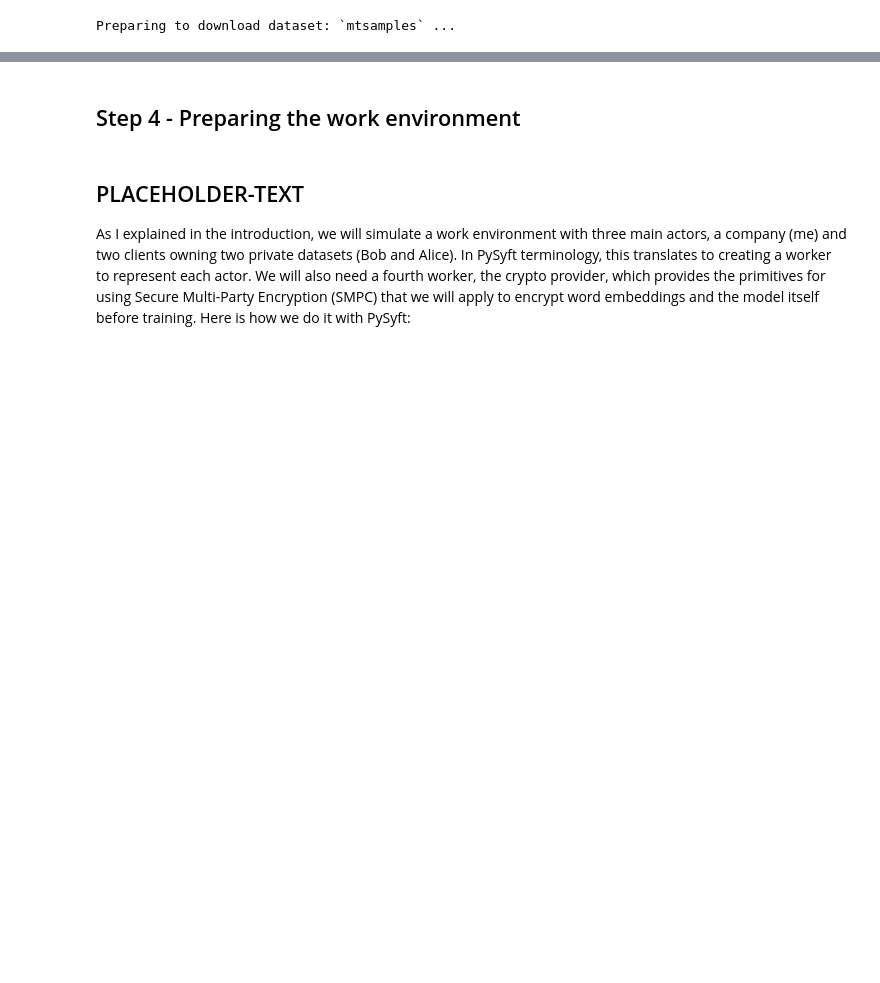
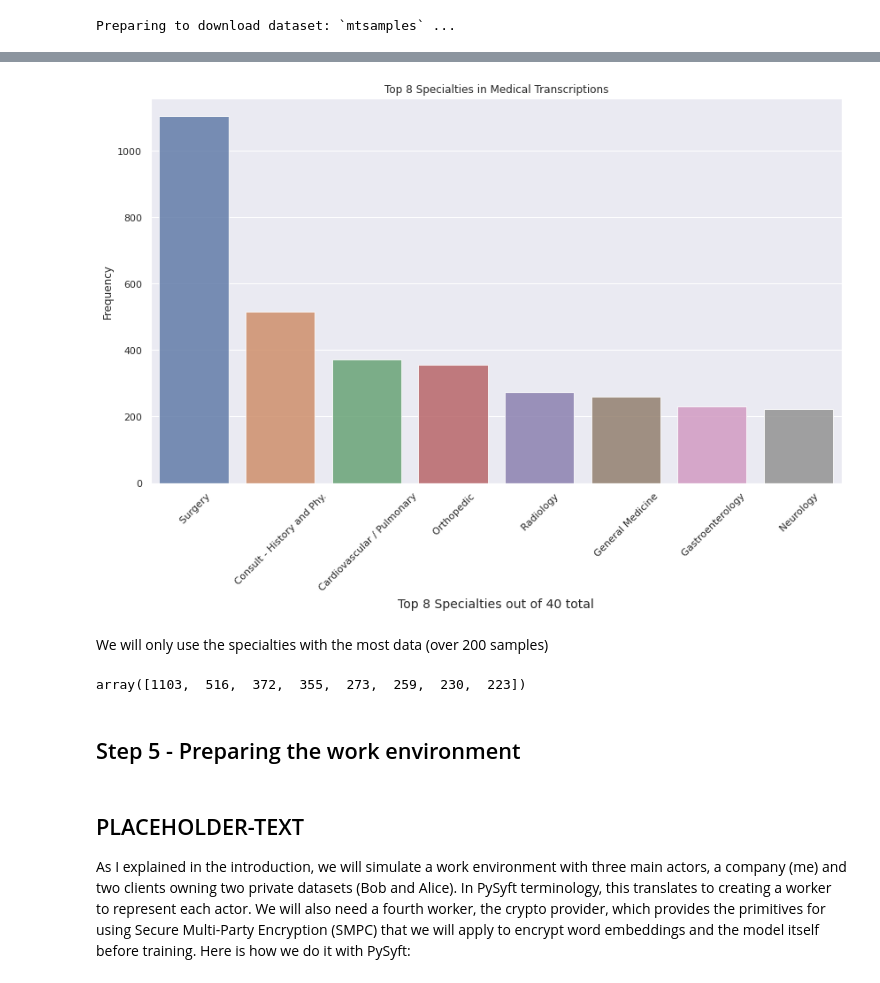
Before and after one commit to socd06/SyferText, a Jupyter notebook: tutorials/usecases/UC02 - TEXT Classifier - Private Datasets - (Secure Training).ipynb, the cells around one changed output, grey strips where cells are left out. Cells and saved outputs as stored; diff of their text form; code cells hidden in the pictures; blank space fills up the shorter version.

```diff
--- a/tutorials/usecases/UC02 - TEXT Classifier - Private Datasets - (Secure Training).ipynb
+++ b/tutorials/usecases/UC02 - TEXT Classifier - Private Datasets - (Secure Training).ipynb
@@ -139,0 +132,4 @@ Preparing to download dataset: `mtsamples` ...
+# %%
+# Reading dataset
+df = pd.read_csv('mtsamples/mtsamples.csv', delimiter=',')
+df.dataframeName = 'mtsamples.csv'
@@ -140,5 +191,28 @@ Preparing to download dataset: `mtsamples` ...
+# %%
+# Display the top 10 specialties most frequently repeated in the text
+# The top 10 specialties will be most likely to be predicted since the model will be trained mainly on them
+fig, ax = plt.subplots(figsize = (14,8)) # set size of figure
+specialty = df['medical_specialty'].value_counts()
+specialty = specialty[:8,]
+g = sb.barplot(specialty.index, specialty.values, alpha=0.8)
+
+plt.title("Top 8 Specialties in Medical Transcriptions")
+plt.ylabel("Frequency", fontsize=12)
+plt.xlabel("Top 8 Specialties out of 40 total", fontsize=14)
+
+g.set_xticklabels(g.get_xticklabels(), rotation=45)
+
+plt.show()
+# %% [output]
+[figure, added]
+# %% [markdown]
+We will only use the specialties with the most data (over 200 samples)
+# %%
+specialty.values
+# %% [output]
+array([1103,  516,  372,  355,  273,  259,  230,  223])
 # %% [markdown]
-## Step 4 - Preparing the work environment
+## Step 5 - Preparing the work environment
 # %% [markdown]
 ## PLACEHOLDER-TEXT
 As I explained in the introduction, we will simulate a work environment with three main actors, a company (me) and two clients owning two private datasets (Bob and Alice). In PySyft terminology, this translates to creating a worker to represent each actor. We will also need a fourth worker, the crypto provider, which provides the primitives for using Secure Multi-Party Encryption (SMPC) that we will apply to encrypt word embeddings and the model itself before training. Here is how we do it with PySyft:
```
Also changed, not shown: parts of 9 cells of this notebook, 1 other file.
